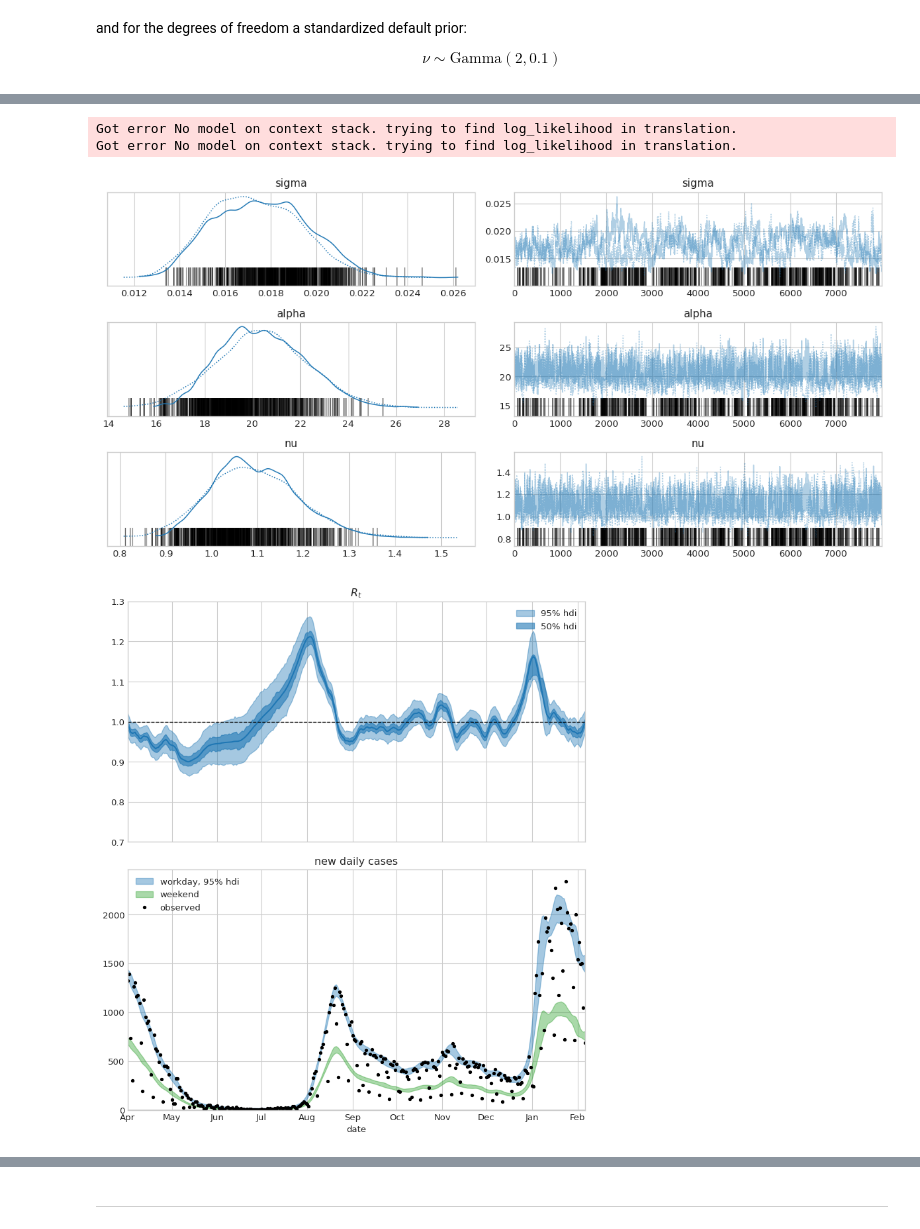
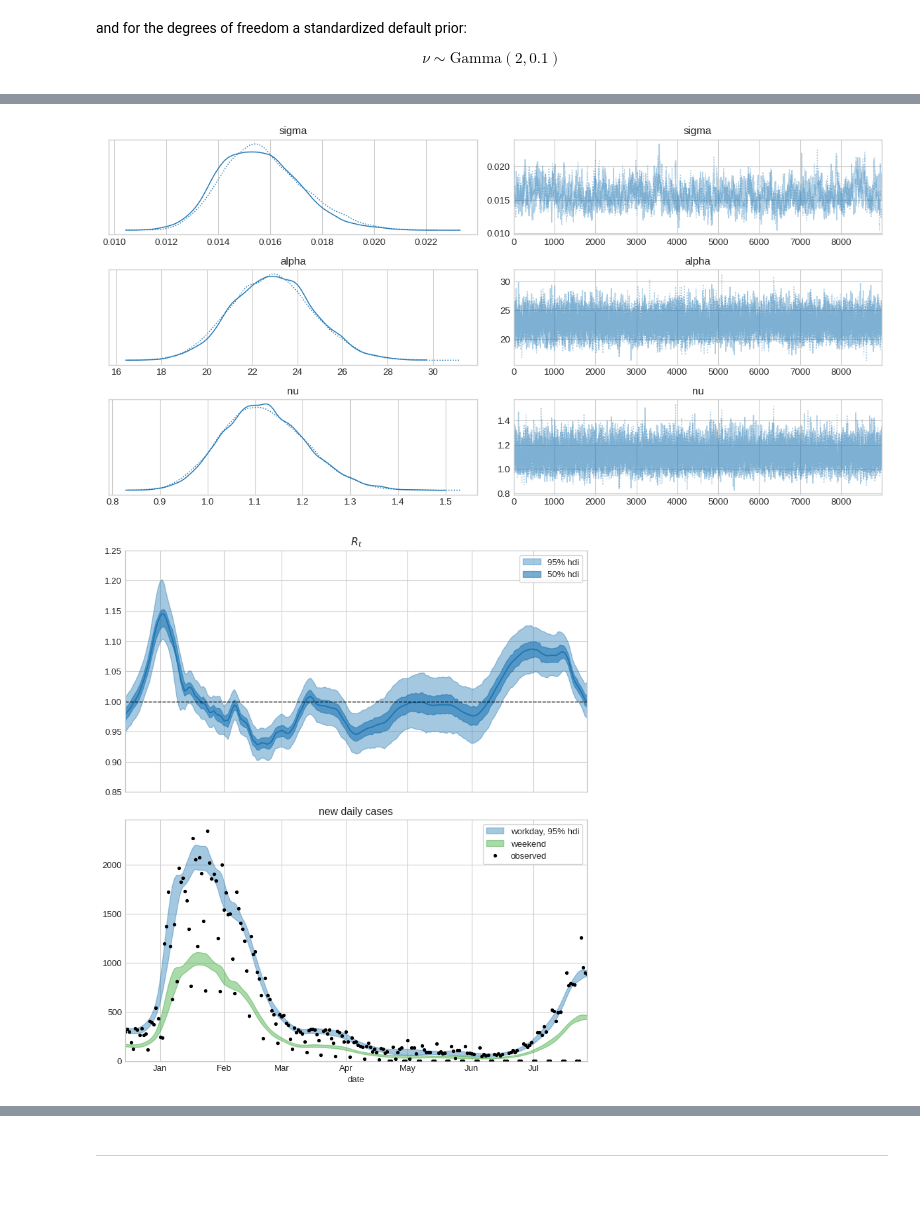
Before and after one commit to petrushev/bayesian-modeling, a Jupyter notebook: 07 covid19/simple-MK.ipynb, the cells around one changed output, grey strips where cells are left out. Cells and saved outputs as stored; diff of their text form; code cells hidden in the pictures; blank space fills up the shorter version.

Commit message:
Covid-19 model: port to pymc-4

```diff
--- a/07 covid19/simple-MK.ipynb
+++ b/07 covid19/simple-MK.ipynb
@@ -83,15 +87,15 @@ and for the degrees of freedom a standardized default prior:
 $$ \nu \sim \text{Gamma}(2, 0.1) $$
 # %%
 mu0 = data['cases.confirmed'].values[0]
+N = data.shape[0]
+weekday_i = data.date.dt.weekday.values
 
 with pm.Model() as model6:
-    N = data.shape[0]
-    weekday_i = data.date.dt.weekday.values
 
     sigma = pm.HalfNormal('sigma', 0.01)
     logR = pm.GaussianRandomWalk(
         'logR',
-        init=pm.Normal.dist(0, 0.2),
+        init_dist=pm.Normal.dist(0, 0.2),
         sigma=sigma,
         shape=N)
 
@@ -99,7 +103,7 @@ with pm.Model() as model6:
     mu_true = pm.Deterministic('mu_true', mu0 * tt.exp(tt.cumsum(logR)))
 
     # weekday censoring
-    _w = pm.Dirichlet('_w', a=np.ones(7), shape=7, testval=np.ones(7)/7)
+    _w = pm.Dirichlet('_w', a=np.ones(7), shape=7, initval=np.ones(7)/7)
     w = pm.Deterministic('w', 7*_w)
 
     mu_observed = pm.Deterministic('mu_observed', mu_true * w[weekday_i])
@@ -110,5 +114,7 @@ with pm.Model() as model6:
         'obs', mu=mu_observed, sigma=alpha, nu=nu,
         observed=data['cases.confirmed'].values)
 
-    trace6 = pm.sample(8000, tune=4000, chains=2, cores=2)
+    trace6 = pm.sampling_jax.sample_numpyro_nuts(
+        9000, tune=5000, chains=2, idata_kwargs=dict(log_likelihood=False)
+    )
 # %% [output]
@@ -135,49 +137,51 @@ ax = az.plot_trace(trace6, var_names=['sigma', 'alpha', 'nu'])
 ax[0, 0].get_figure().tight_layout()
 None
 # %% [output]
-Got error No model on context stack. trying to find log_likelihood in translation.
-Got error No model on context stack. trying to find log_likelihood in translation.
-[figure, old version]
+[figure, new version]
+# %%
+trd = az.extract_dataset(trace6.posterior)
 # %%
-# locale.setlocale(6, 'en_US.UTF-8')
+locale.setlocale(6, 'en_US.UTF-8')
 
 fig, (ax1, ax2) = plt.subplots(2, 1, figsize=(8, 9), sharex=True)
-tmp = az.hdi(trace6['R'] , hdi_prob=0.95)
+tmp = az.hdi(trd.R.to_numpy().T, hdi_prob=0.95)
 tmp = pd.DataFrame(tmp, index=data['date'])
-tmp = tmp.assign(mean_ = trace6['R'].mean(axis=0))
+tmp = tmp.assign(mean_ = trd.R.to_numpy().mean(axis=1))
 tmp.mean_.plot(ax=ax1, label='')
 ax1.fill_between(tmp.index, tmp[0].values, tmp[1].values, alpha=.4, color='C0', label='95% hdi')
 
-tmp = az.hdi(trace6['R'] , hdi_prob=0.5)
+tmp = az.hdi(trd.R.to_numpy().T, hdi_prob=0.5)
 tmp = pd.DataFrame(tmp, index=data['date'])
 ax1.fill_between(tmp.index, tmp[0].values, tmp[1].values, alpha=.6, color='C0', label='50% hdi')
 
 ax1.axhline(1, linestyle='--', linewidth=1, color='k')
-ax1.set(title='$R_t$', xlabel='date', ylim=(0.7, 1.3))
-ax1.legend()
+ax1.set(title='$R_t$', xlabel='date', ylim=(0.85, 1.25))
+ax1.legend(frameon=True)
 
-# workday 6
-tmp = az.hdi(trace6['mu_true'] * trace6['w'][:, :5].mean(axis=1).reshape(-1, 1), hdi_prob=0.95)
+# # workday 6
+tmp = az.hdi(trd.mu_true.to_numpy().T * trd.w.to_numpy()[:5].mean(axis=0).reshape(-1, 1),
+             hdi_prob=0.95)
 tmp = pd.DataFrame(tmp, index=data['date'])
 ax2.fill_between(tmp.index, tmp[0].values, tmp[1].values, alpha=.4, label='workday, 95% hdi', color='C0')
 
-# weekend 6
-tmp = az.hdi(trace6['mu_true'] * trace6['w'][:, 5:].mean(axis=1).reshape(-1, 1), hdi_prob=0.95)
+# # weekend 6
+tmp = az.hdi(trd.mu_true.to_numpy().T * trd.w.to_numpy()[5:].mean(axis=0).reshape(-1, 1),
+             hdi_prob=0.95)
 tmp = pd.DataFrame(tmp, index=data['date'])
 ax2.fill_between(tmp.index, tmp[0].values, tmp[1].values, alpha=.4, label='weekend', color='C2')
 
 ax2.plot(data['date'], data['cases.confirmed'],
          color='k', label='observed', marker='.', linewidth=0)
 ax2.set(title='new daily cases', xlabel='date', ylim=(-1, None),
-        xlim=(date(2021, 4, 1), data.iloc[-5].date))
+        xlim=(date(2021, 12, 15), data.iloc[-5].date))
 
-ax2.legend(loc='upper left')
+ax2.legend(loc='upper right', frameon=True)
 ax2.xaxis.set_major_locator(mdates.MonthLocator())
 ax2.xaxis.set_major_formatter(mdates.DateFormatter('%b'))
 
 fig.tight_layout()
 fig.savefig('mk_daily_R_en.png')
 None
 # %% [output]
-[figure, old version]
+[figure, new version]
 # %%
```
Also changed, not shown: parts of 10 cells of this notebook, 2 other files.
